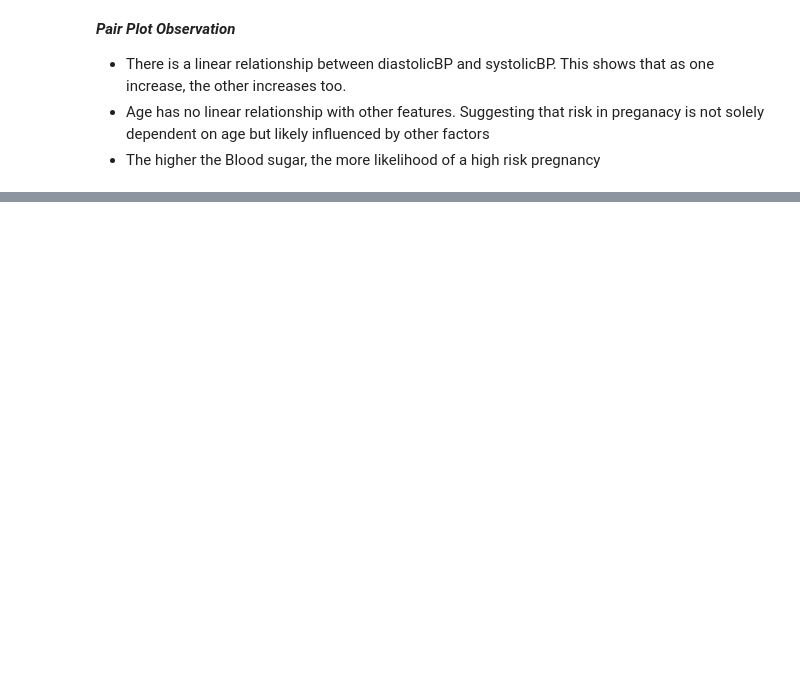
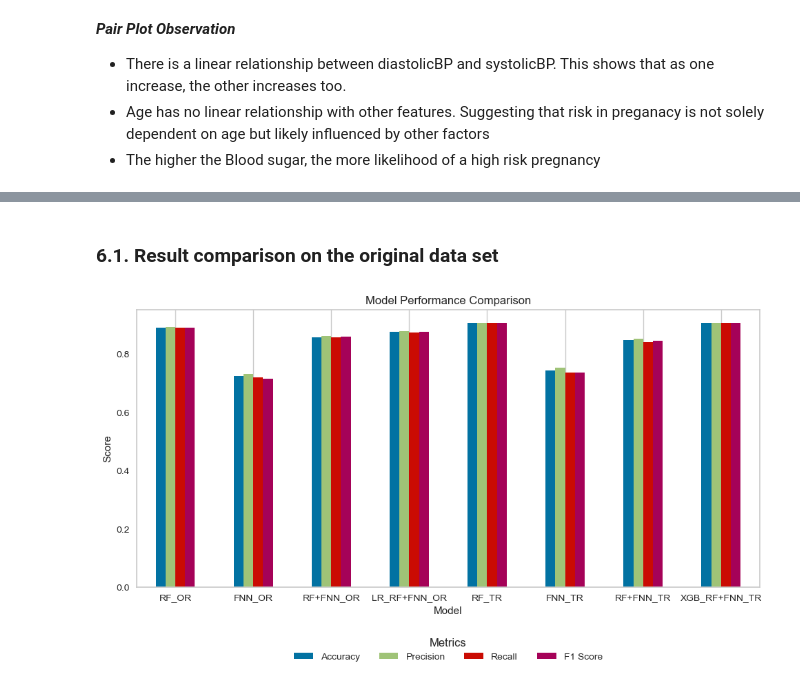
Before and after one commit to Maryannrichard/Maternal_health_research, a Jupyter notebook: MATERNAL_HEALTH_ML_CODE.ipynb, the cells around one changed output, grey strips where cells are left out. Cells and saved outputs as stored; diff of their text form; code cells hidden in the pictures; blank space fills up the shorter version.

```diff
--- a/MATERNAL_HEALTH_ML_CODE.ipynb
+++ b/MATERNAL_HEALTH_ML_CODE.ipynb
@@ -952,0 +1380,12 @@ Confusion Matrix:
+# %%
+# Run the optimization
+xgb_fit_tr = bayes_xgb.fit(X_train_meta_tr, y_train_meta_tr)
+# %%
+# Get the best parameters and best score
+best_params_xgb_tr = xgb_fit_tr.best_params_
+best_score_xgb_tr = xgb_fit_tr.best_score_
+
+
+# Print the best parameters and the best score
+print(f"Best parameters found: {best_params_xgb_tr}")
+print(f"Best accuracy found: {best_score_xgb_tr: .4f}")
@@ -952,0 +1395,5 @@ Confusion Matrix:
+# %%
+# Train the final model with the best parameters
+final_model_xgb = XGBClassifier(**best_params_xgb_tr, objective='multi:softprob', eval_metric='mlogloss',
+                                use_label_encoder=False, random_state=42)
+final_model_xgb.fit(X_train_meta_tr, y_train_meta_tr)
@@ -952,0 +1413,3 @@ Confusion Matrix:
+# %%
+# Predict on the test set
+y_pred_xgb_tr = final_model_xgb.predict(X_test_meta_tr)
@@ -952,0 +1441,2 @@ Confusion Matrix:
+# %% [markdown]
+### 6.1. Result comparison on the original data set
@@ -952,0 +1479,31 @@ Confusion Matrix:
+# %%
+# Create DataFrame
+df_metrics_all = pd.DataFrame(metrics_all)
+
+# Set index for easier plotting
+df_metrics_all.set_index('Model', inplace=True)
+
+# Plotting
+ax = df_metrics_all.plot(kind='bar', figsize=(10, 5))
+
+#set labels and titles
+plt.xlabel('Model')
+plt.ylabel('Score')
+plt.title('Model Performance Comparison')
+
+# rotate x-axis
+plt.xticks(rotation=0)
+
+#Add gridlines to y-axis
+plt.grid(axis='y')
+
+# Adjust layout for better spacing
+plt.tight_layout()
+
+#Move the legend below the x-axis
+plt.legend(title='Metrics', loc='upper center', bbox_to_anchor=(0.5, -0.15), ncol=len(df_metrics_all.columns))
+
+#show plot
+plt.show();
+# %% [output]
+[figure, added]
```
Also changed, not shown: parts of 167 cells of this notebook.
